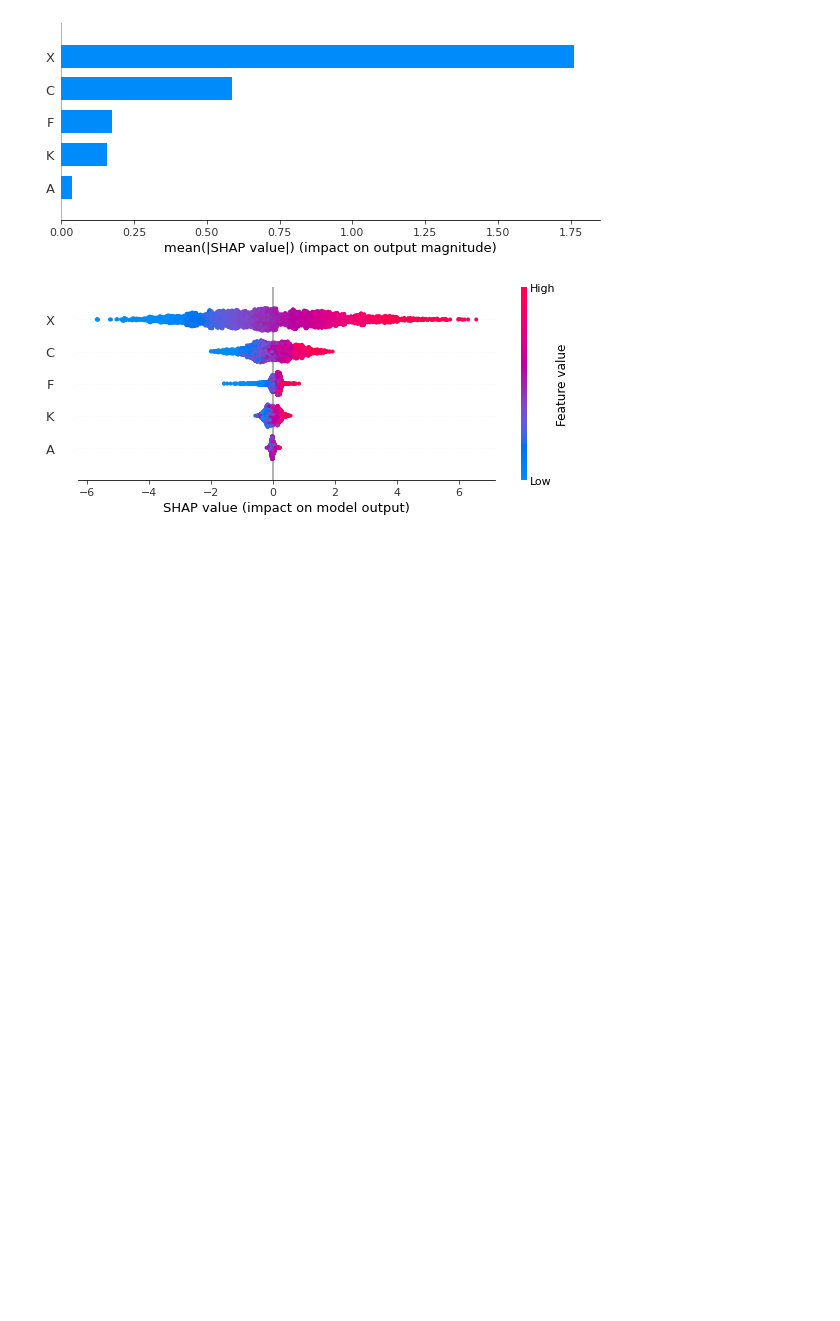
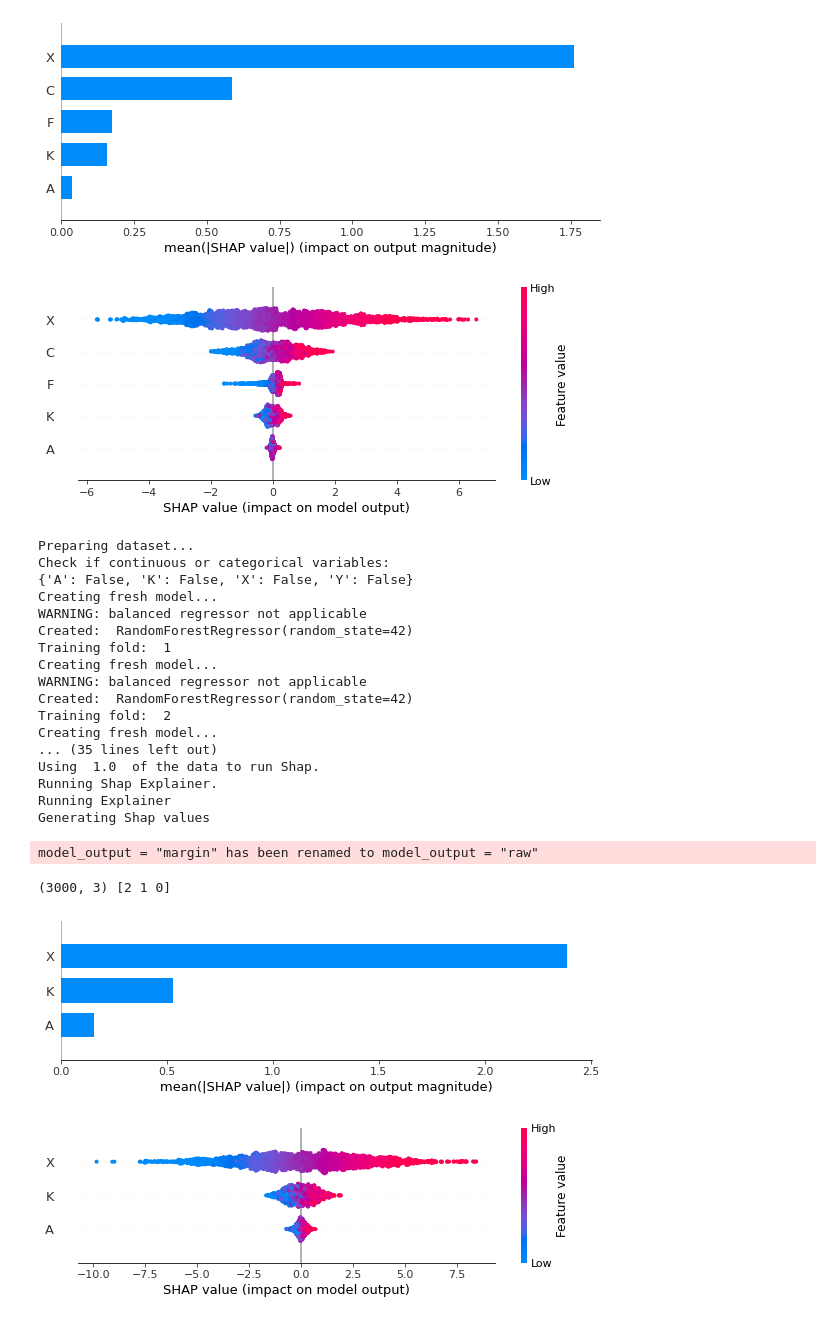
Before and after one commit to matthewvowels1/ML_structural_interactions, a Jupyter notebook: RF_importances_Shapley.ipynb, the cells around one changed output. Saved outputs shown, nothing was run; the diff lists cells and outputs as text; code cells hidden in the pictures; blank space fills up the shorter version.

Commit message:
results pushed

```diff
--- a/RF_importances_Shapley.ipynb
+++ b/RF_importances_Shapley.ipynb
@@ -315,3 +369,43 @@ model_output = "margin" has been renamed to model_output = "raw"
 (3000, 5) [3 0 4 2 1]
 [figure]
 [figure]
+# %%
+outcome_var = 'Y'
+remove_cols = ['H', 'D', 'G', 'C', 'F']
+results_dir = os.path.join(od, outcome_var + '_no_blocked_paths')
+make_folder(results_dir)
+
+shap_env = RFShap(model_dir=None, exclude_vars=remove_cols, outcome_var=outcome_var,
+                  output_dir=results_dir, random_seed=42, class_=class_,type_='reg', balanced='balanced', trn_tst_split=trn_tst_split,
+                    k_cv=k_cv, k=k)
+ds, X, y, xtr, xts, ytr, ytst, _  = shap_env.munch(dataset=df)
+model = shap_env.make_model(config)
+model, report = shap_env.train_test()
+
+explainer, shap_vals = shap_env.run_shap_explainer(model=model)
+
+specific_var = None
+interaction_vars = None
+interaction_vals = shap_env.shap_plot(explainer=explainer, shap_vals=shap_vals, specific_var=specific_var, interactions=False, interaction_vars=interaction_vars, classwise=True, class_ind=1, num_display=num_disp_1)
+# %% [output]
+Preparing dataset...
+Check if continuous or categorical variables:
+{'A': False, 'K': False, 'X': False, 'Y': False}
+Creating fresh model...
+WARNING: balanced regressor not applicable
+Created:  RandomForestRegressor(random_state=42)
+Training fold:  1
+Creating fresh model...
+WARNING: balanced regressor not applicable
+Created:  RandomForestRegressor(random_state=42)
+Training fold:  2
+Creating fresh model...
+... (35 lines left out)
+Using  1.0  of the data to run Shap.
+Running Shap Explainer.
+Running Explainer
+Generating Shap values
+model_output = "margin" has been renamed to model_output = "raw"
+(3000, 3) [2 1 0]
+[figure, added]
+[figure, added]
```
Also changed, not shown: parts of 8 cells of this notebook.
